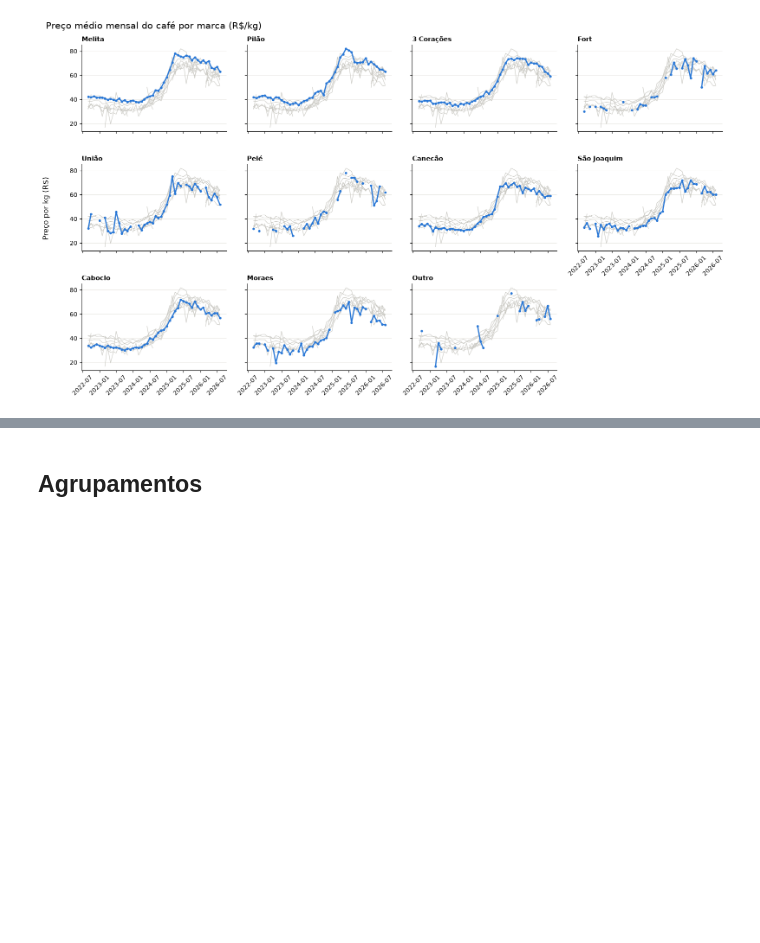
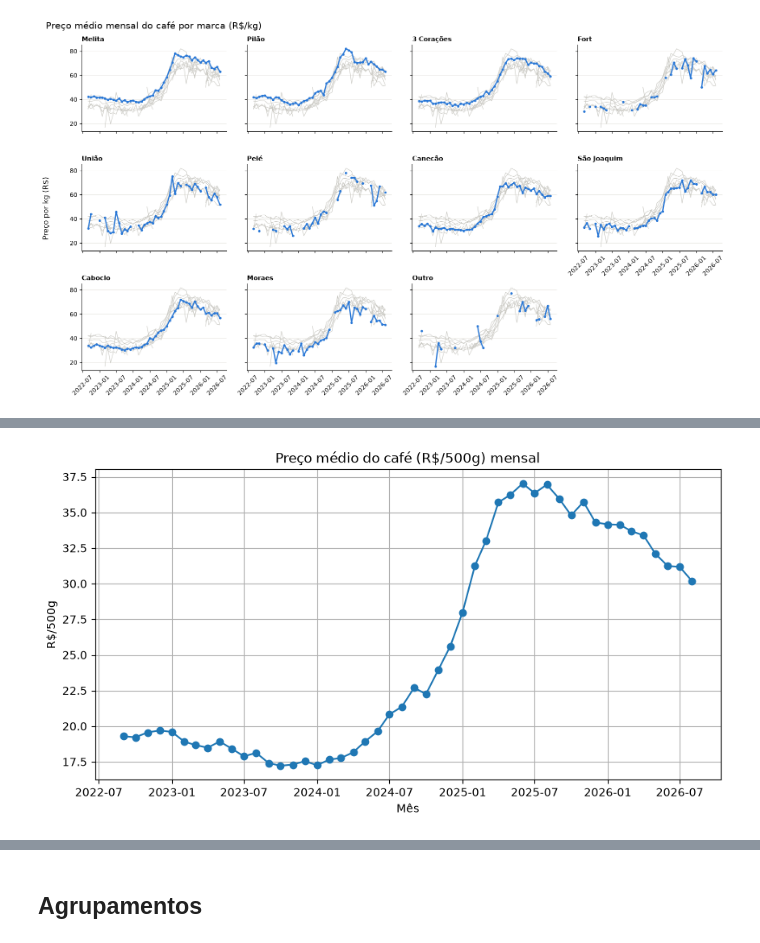
Before and after one commit to Teus-Andrezana/dados_cesta_basica, a Jupyter notebook: notebooks/cesta_basica.ipynb, the cells around one changed output, grey strips where cells are left out. Saved outputs shown, nothing was run; the diff lists cells and outputs as text; code cells hidden in the pictures; blank space fills up the shorter version.

```diff
--- a/notebooks/cesta_basica.ipynb
+++ b/notebooks/cesta_basica.ipynb
@@ -306,0 +451,3 @@ plt.show()
+# %%
+mensal = (cafe.groupby("mes_ano_data")["ppk"].mean())/2
+print(mensal.describe())
@@ -306,0 +464,9 @@ plt.show()
+# %%
+plt.figure(figsize=(10, 5))
+plt.plot(mensal.index, mensal.values, marker="o")
+plt.title("Preço médio do café (R$/500g) mensal")
+plt.xlabel("Mês")
+plt.ylabel("R$/500g")
+plt.grid(True)
+# %% [output]
+[figure, added]
```
Also changed, not shown: parts of 39 cells of this notebook, 2 other files.
